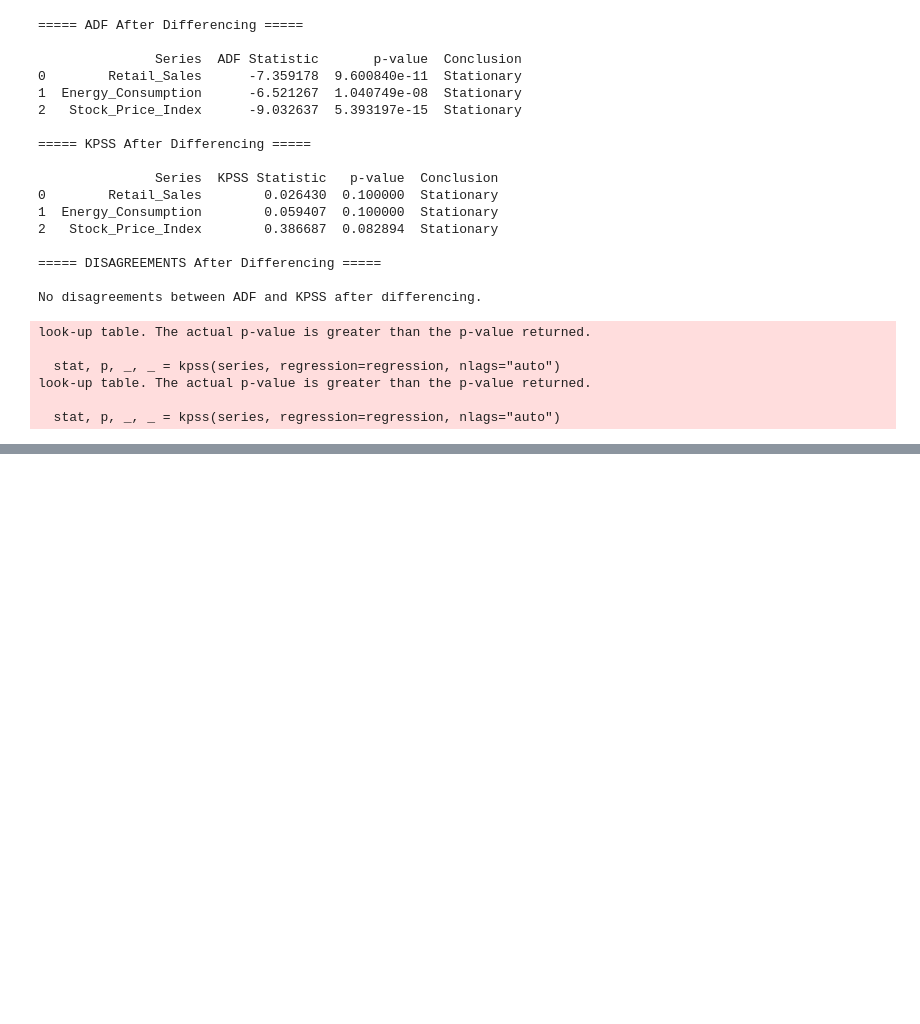
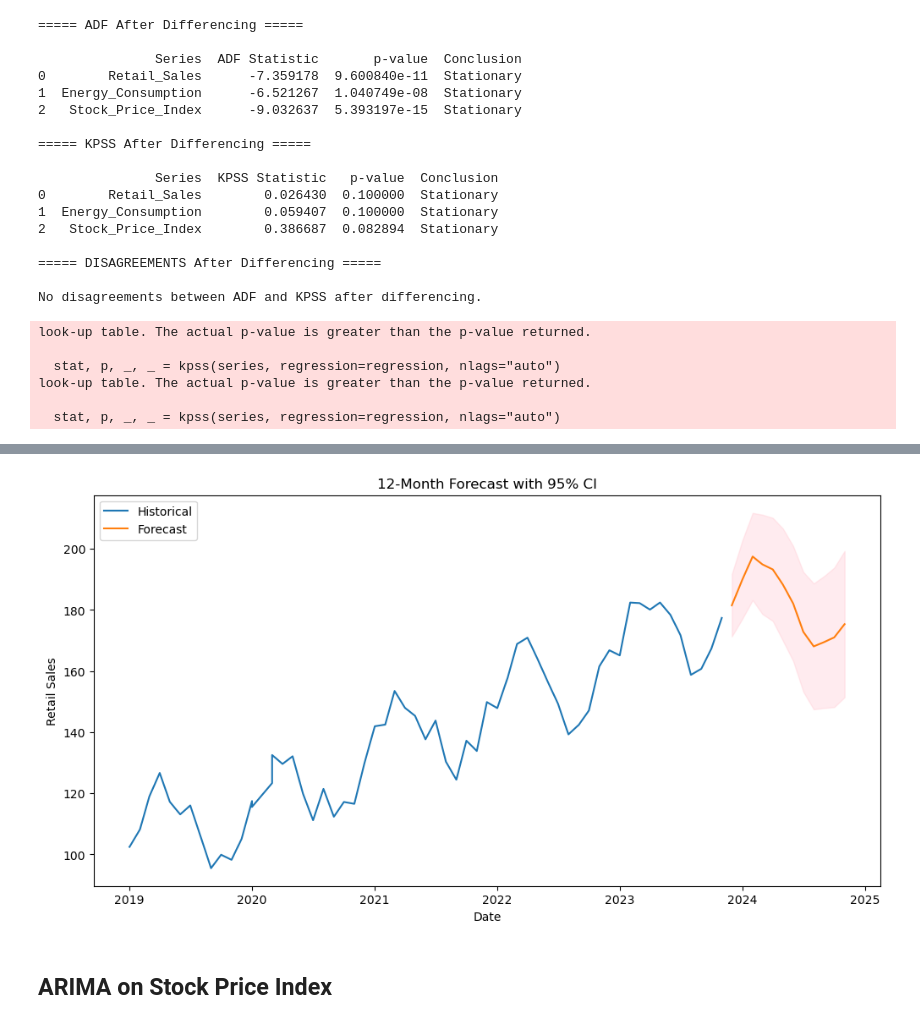
Before and after one commit to mahmud-me09/Time_Series_Analysis, a Jupyter notebook: 2025_1_83_005_Mahmud_Hasan_Khan.ipynb, the cells around one changed output, grey strips where cells are left out. Saved outputs shown, nothing was run; the diff lists cells and outputs as text; code cells hidden in the pictures; blank space fills up the shorter version.

```diff
--- a/2025_1_83_005_Mahmud_Hasan_Khan.ipynb
+++ b/2025_1_83_005_Mahmud_Hasan_Khan.ipynb
@@ -898,0 +480,22 @@ Residuals deviate from normality.
+# %%
+# 12‑month ahead forecast
+forecast = model.get_forecast(steps=12)
+forecast_ci = forecast.conf_int()
+
+# Create forecast index
+forecast_index = pd.date_range(start=retail.index[-1] + pd.offsets.MonthBegin(), periods=12, freq='MS')
+
+# Plot
+plt.figure(figsize=(12,6))
+plt.plot(retail, label='Historical')
+plt.plot(forecast_index, forecast.predicted_mean, label='Forecast')
+plt.fill_between(forecast_index, forecast_ci.iloc[:,0], forecast_ci.iloc[:,1], color='pink', alpha=0.3)
+plt.title('12‑Month Forecast with 95% CI')
+plt.xlabel('Date')
+plt.ylabel('Retail Sales')
+plt.legend()
+plt.show()
+# %% [output]
+[figure, added]
+# %% [markdown]
+## ARIMA on Stock Price Index
```
Also changed, not shown: parts of 33 cells of this notebook, 5 other files.
